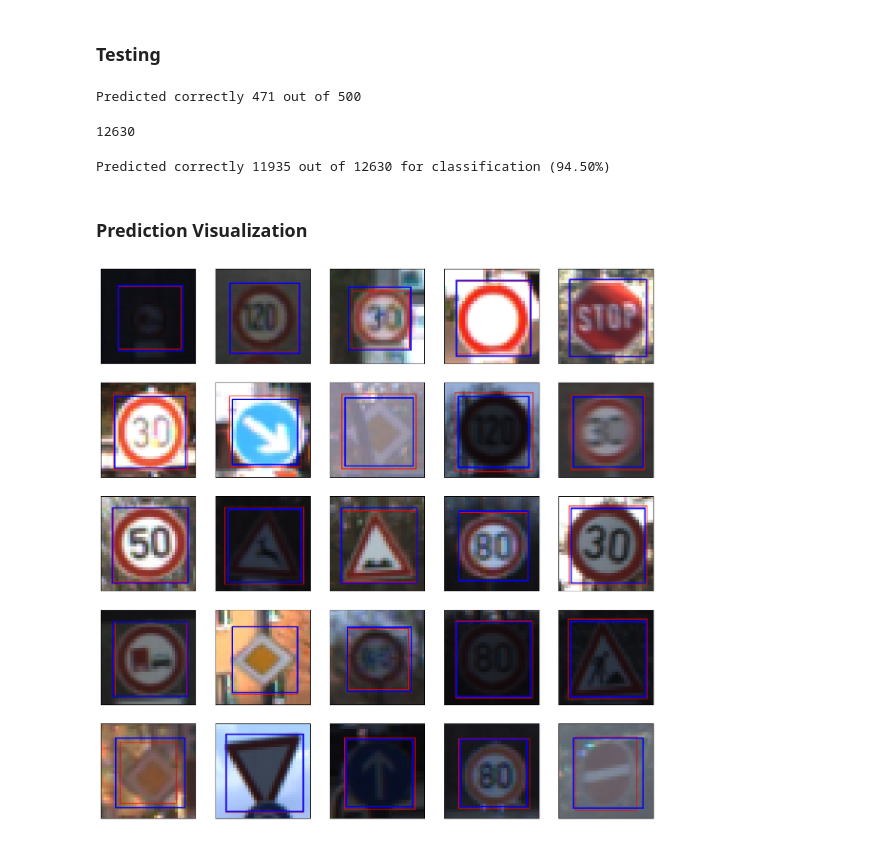
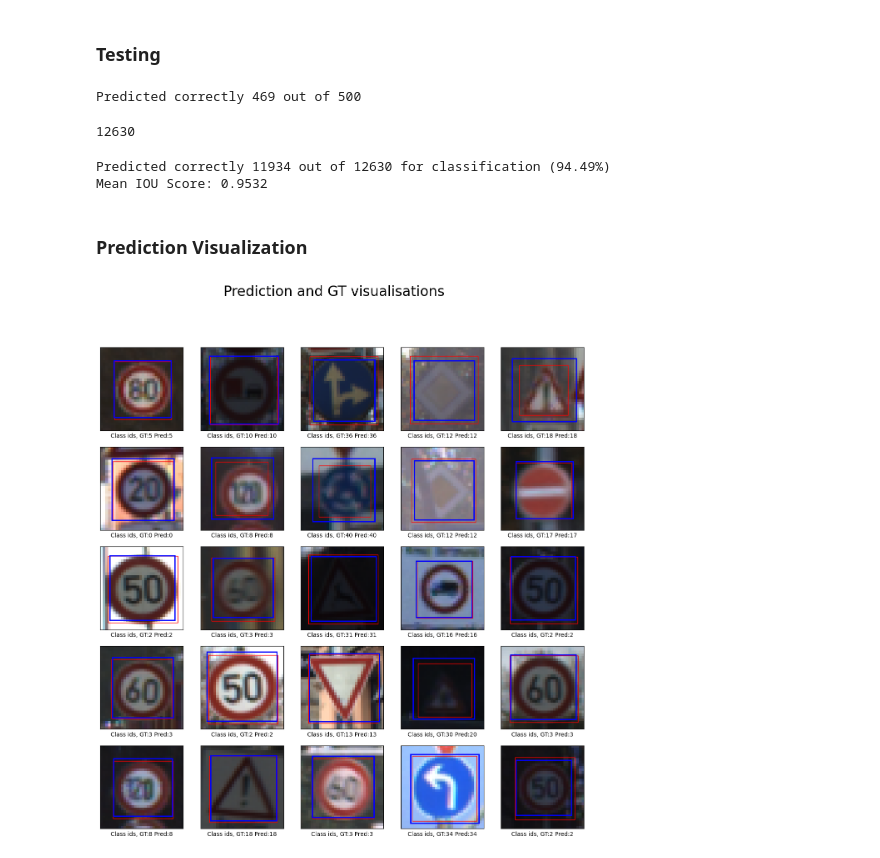
Before and after one commit to op1009/customCNN, a Jupyter notebook: custom-cnn-gtsrb.ipynb, the cells around one changed output. Saved outputs shown, nothing was run; the diff lists cells and outputs as text; code cells hidden in the pictures.

```diff
--- a/custom-cnn-gtsrb.ipynb
+++ b/custom-cnn-gtsrb.ipynb
@@ -586,7 +603,7 @@ torch.save(model, './out/model_may14e50.pt')
 ### Testing
 # %%
 # load saved model
-model = torch.load('./out/model_may14e50.pt')
+model = torch.load('./out/model_jun07e50.pt')
 # %%
 tp = 0
 n_test_samples = 500
@@ -611,13 +628,31 @@ for i in tqdm(range(n_test_samples)):
 
 print(f"Predicted correctly {tp} out of {n_test_samples}")
 # %% [output]
-Predicted correctly 471 out of 500
+Predicted correctly 469 out of 500
 # %%
 len(test_dataloader)
 # %% [output]
 12630
+# %%
+def get_iou(gt_bboxes, bboxes):
+    gt_x1, gt_y1, gt_x2, gt_y2 = gt_bboxes[0, 0].item(), gt_bboxes[0, 1].item(), gt_bboxes[0, 2].item(), gt_bboxes[0, 3].item()
+    x1, y1, x2, y2 = bboxes[0, 0].item(), bboxes[0, 1].item(), bboxes[0, 2].item(), bboxes[0, 3].item()
+
+    x1 = max(gt_x1, x1)
+    y1 = max(gt_y1, y1)
+    x2 = min(gt_x2, x2)
+    y2 = min(gt_y2, y2)
+
+    # Need clamp(0) in case they do not intersect, then we want intersection to be 0
+    intersection = (x2 - x1) * (y2 - y1)
+    box1_area = abs((gt_x2 - gt_x1) * (gt_y2 - gt_y1))
+    box2_area = abs((x2 - x1) * (y2 - y1))
+
+    return intersection / (box1_area + box2_area - intersection + 1e-6)
 # %%
 tp = 0
+iou = 0
+ious = []
 n_test_samples = len(test_dataloader)
 
 for inputs, gt_bboxes, gt_classes in tqdm(test_dataloader):
@@ -636,9 +671,15 @@ for inputs, gt_bboxes, gt_classes in tqdm(test_dataloader):
         if pred_class == gt_class:
             tp += 1
 
+        ious.append(get_iou(gt_bboxes, bboxes))
+        iou += get_iou(gt_bboxes, bboxes)
+
+
 print(f"Predicted correctly {tp} out of {n_test_samples} for classification ({(tp/n_test_samples) * 100:.2f}%)")
+print(f"Mean IOU Score: {iou/n_test_samples:.4f}")
 # %% [output]
-Predicted correctly 11935 out of 12630 for classification (94.50%)
+Predicted correctly 11934 out of 12630 for classification (94.49%)
+Mean IOU Score: 0.9532
 # %% [markdown]
 ### Prediction Visualization
 # %%
@@ -646,7 +687,9 @@ Predicted correctly 11935 out of 12630 for classification (94.50%)
 
 test_iter = iter(test_dataloader)
 
+
 fig, axs = plt.subplots(nrows=5, ncols=5, figsize=(15, 15))
+fig.suptitle('Prediction and GT visualisations', size=24)
 
 for i in range(5):
     for j in range(5):
@@ -670,31 +713,33 @@ for i in range(5):
             gt_y1 = gt_y1*32
             gt_x2 = gt_x2*32
             gt_y2 = gt_y2*32
             gt_width = gt_x2 - gt_x1
             gt_height = gt_y2 - gt_y1
             gt_patch = patches.Rectangle((gt_x1, gt_y1), gt_width, gt_height, edgecolor='red', linewidth=1, fill=False)
 
             x1, y1, x2, y2 = bboxes[0, 0].item(), bboxes[0, 1].item(), bboxes[0, 2].item(), bboxes[0, 3].item()
             x1 = x1*32
             y1 = y1*32
             x2 = x2*32
             y2 = y2*32
             width = x2 - x1
             height = y2 - y1
             bbox_patch = patches.Rectangle((x1, y1), width, height, edgecolor='blue', linewidth=2, fill=False)
 
             axs[i, j].add_patch(gt_patch)
             axs[i, j].add_patch(bbox_patch)
             numpy_img = inputs.detach().cpu().numpy()
             img_reshaped = np.transpose(numpy_img, (2, 3, 1, 0))
             reshaped_image_data = np.squeeze(img_reshaped, axis=3)
 
             axs[i, j].imshow(reshaped_image_data)
             axs[i, j].set_xticks([])
             axs[i, j].set_yticks([])
+            axs[i, j].set_xlabel(f'Class ids, GT:{gt_class} Pred:{pred_class}')
+
 
 plt.plot();
 # red -> ground_truth
 # blue -> predicted
 # %% [output]
-[figure, old version]
+[figure, new version]
```
Also changed, not shown: parts of 10 cells of this notebook.
